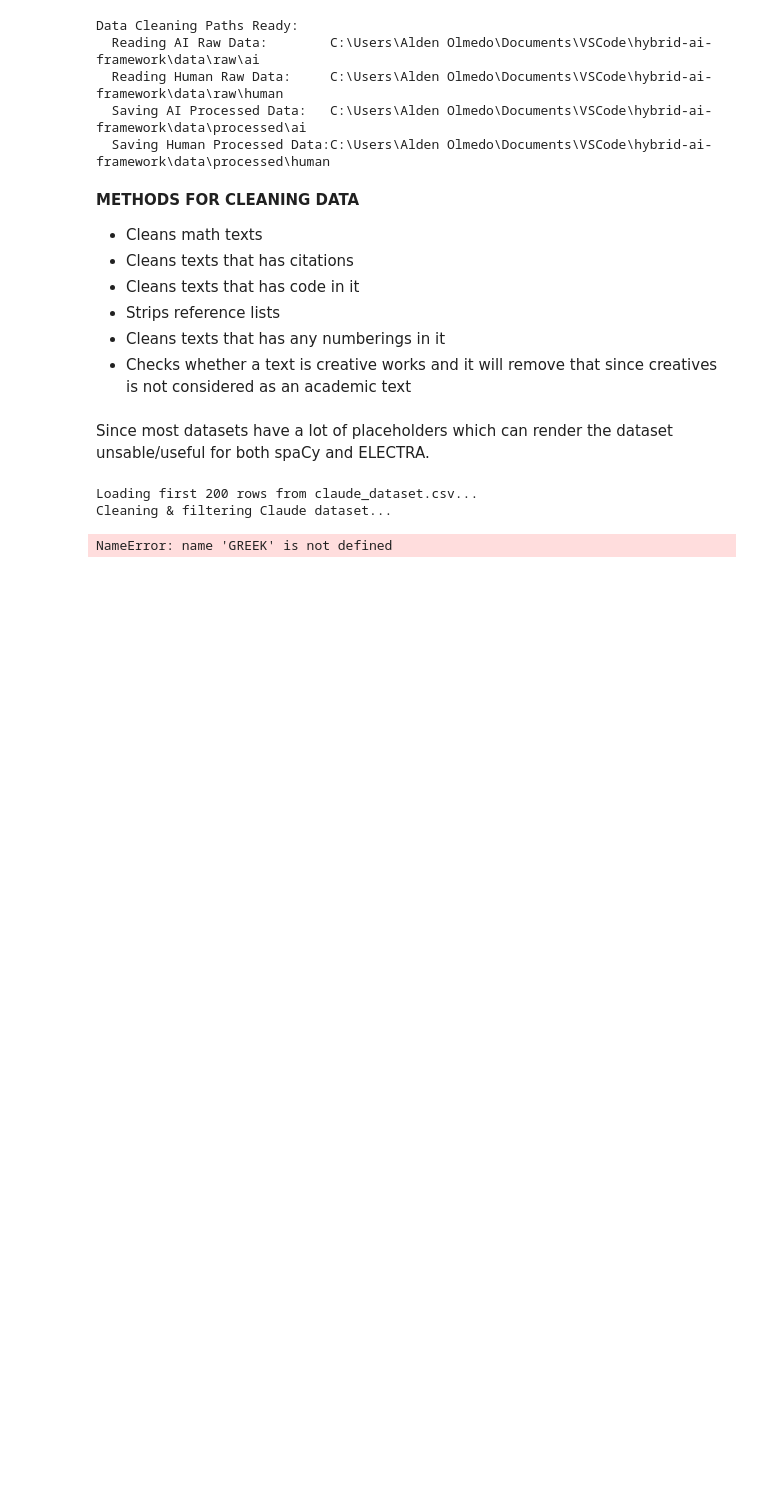
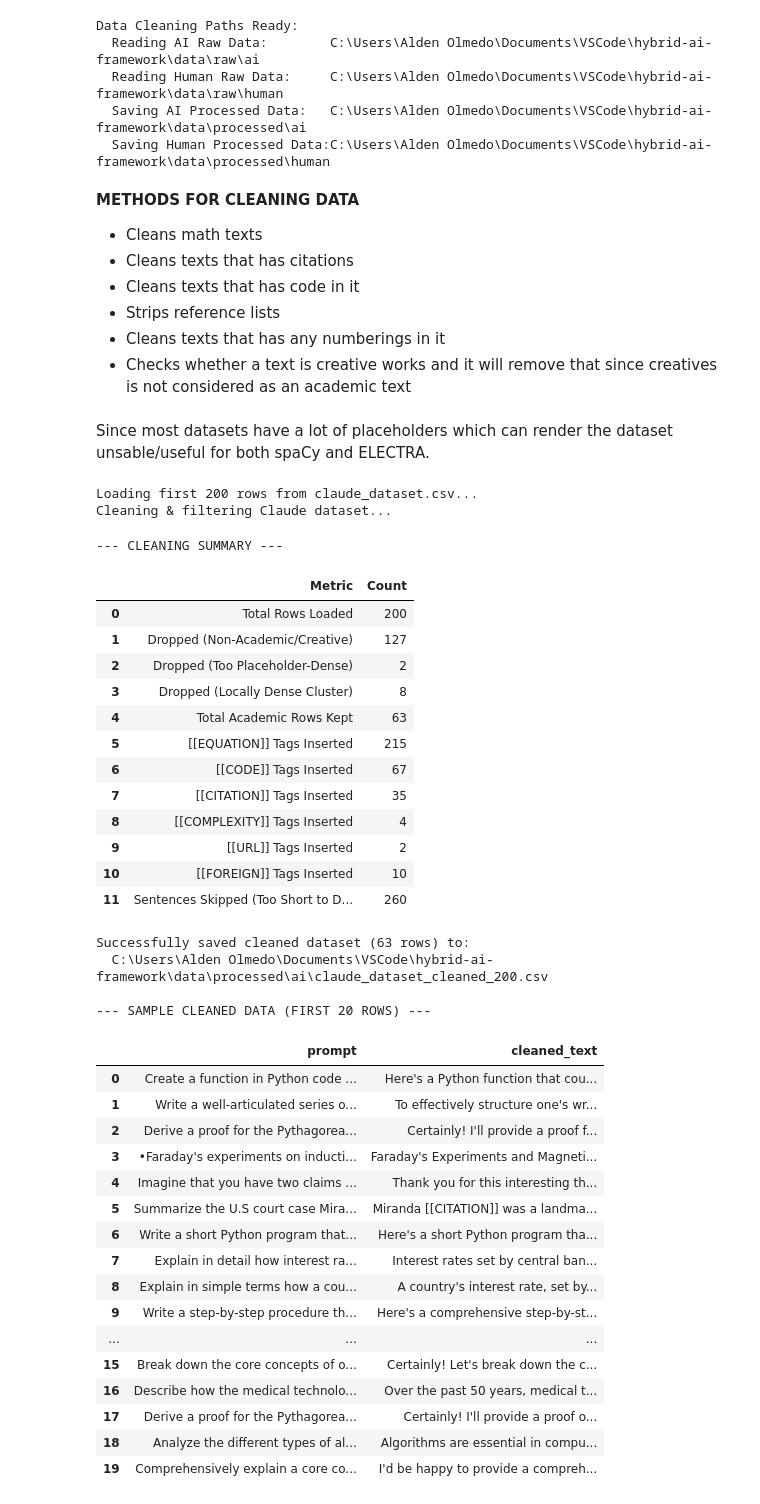
Before and after one commit to n4t5Uuu/Hybrid-AI-Text-Detector, a Jupyter notebook: src/notebooks/data_cleaning.ipynb, the cells around one changed output. Cells and saved outputs as stored; diff of their text form; code cells hidden in the pictures; blank space fills up the shorter version.

Commit message:
updated the main method for cleaning the claude dataset

```diff
--- a/src/notebooks/data_cleaning.ipynb
+++ b/src/notebooks/data_cleaning.ipynb
@@ -157,7 +157,7 @@ def clean_residual_math_noise(text):
     if not isinstance(text, str):
         return text
 
-    GREEK_SYMBOLS = 'Σ∂ΦθΘεδ∇ΔαβγλμπΩω'
+    GREEK= 'Σ∂ΦθΘεδ∇ΔαβγλμπΩω'
 
     # For catching functions like f(x), g(x), etc
     for _ in range(2):
@@ -543,9 +543,10 @@ def extract_claude_prompt_and_response(text):
 def clean_claude_dataset(claude_csv_path, sample_size=200, density_threshold=0.4):
     """
         Cleans the Claude AI dataset, filters out non-academic creative prompts,
-        extracts prompt and cleaned response, filters out placeholder-dense rows,
-        counts tag insertions, displays summary & sample tables, and saves output
-        to PROCESSED_AI_DIR.
+        extracts prompt and cleaned response, filters out placeholder-dense rows
+        (both whole-document density and locally dense run-on clusters),
+        counts tag insertions, displays summary & sample tables, and saves
+        output to PROCESSED_AI_DIR.
     """
     if not claude_csv_path.exists():
         print(f"File not found at: {claude_csv_path}")
@@ -561,6 +562,7 @@ def clean_claude_dataset(claude_csv_path, sample_size=200, density_threshold=0.4
     cleaned_responses = []
     dropped_creative = 0
     dropped_density = 0
+    dropped_locally_dense = 0
 
     print("Cleaning & filtering Claude dataset...")
     for raw_text in tqdm(df_raw['conversations'], desc="Processing Rows"):
@@ -580,6 +582,14 @@ def clean_claude_dataset(claude_csv_path, sample_size=200, density_threshold=0.4
             dropped_density += 1
             continue
 
+        # Filter out rows with a locally dense cluster of placeholders even
+        # if the whole-document density looks fine (e.g. a flattened matrix
+        # description sitting inside one long run-on sentence, surrounded
+        # by otherwise-normal prose elsewhere in the same response)
+        if placeholder_density_windowed(cleaned_resp):
+            dropped_locally_dense += 1
+            continue
+
         prompts.append(prompt)
         cleaned_responses.append(cleaned_resp)
 
@@ -594,6 +604,7 @@ def clean_claude_dataset(claude_csv_path, sample_size=200, density_threshold=0.4
             "Total Rows Loaded",
             "Dropped (Non-Academic/Creative)",
             "Dropped (Too Placeholder-Dense)",
+            "Dropped (Locally Dense Cluster)",
             "Total Academic Rows Kept",
             "[[EQUATION]] Tags Inserted",
             "[[CODE]] Tags Inserted",
@@ -607,40 +618,75 @@ def clean_claude_dataset(claude_csv_path, sample_size=200, density_threshold=0.4
             len(df_raw),
             dropped_creative,
             dropped_density,
+            dropped_locally_dense,
             len(df_processed),
             df_processed['cleaned_text'].str.count(r'\[\[EQUATION\]\]').sum(),
             df_processed['cleaned_text'].str.count(r'\[\[CODE\]\]').sum(),
             df_processed['cleaned_text'].str.count(r'\[\[CITATION\]\]').sum(),
             df_processed['cleaned_text'].str.count(r'\[\[COMPLEXITY\]\]').sum(),
             df_processed['cleaned_text'].str.count(r'\[\[URL\]\]').sum(),
             df_processed['cleaned_text'].str.count(r'\[\[FOREIGN\]\]').sum(),
             foreign_skip_counter["too_short"]
         ]
     }
     df_summary = pd.DataFrame(summary_data)
 
     print("\n--- CLEANING SUMMARY ---")
     ipd.display(df_summary)
 
     # Save processed data to PROCESSED_AI_DIR
     filename = f"claude_dataset_cleaned_{sample_size}.csv" if sample_size else "claude_dataset_cleaned.csv"
     output_path = PROCESSED_AI_DIR / filename
     df_processed.to_csv(output_path, index=False)
     print(f"\nSuccessfully saved cleaned dataset ({len(df_processed)} rows) to:\n  {output_path.resolve()}")
 
     # Display first 20 rows table (prompt & cleaned_text)
     print("\n--- SAMPLE CLEANED DATA (FIRST 20 ROWS) ---")
     ipd.display(df_processed.head(20))
 
     return df_processed
 
 
 claude_dataset = RAW_AI_DIR / 'claude_dataset.csv'
 df_cleaned_claude = clean_claude_dataset(claude_dataset, sample_size=200)
 # %% [output]
 Loading first 200 rows from claude_dataset.csv...
 Cleaning & filtering Claude dataset...
-NameError: name 'GREEK' is not defined
+--- CLEANING SUMMARY ---
+|  | Metric | Count |
+| 0 | Total Rows Loaded | 200 |
+| 1 | Dropped (Non-Academic/Creative) | 127 |
+| 2 | Dropped (Too Placeholder-Dense) | 2 |
+| 3 | Dropped (Locally Dense Cluster) | 8 |
+| 4 | Total Academic Rows Kept | 63 |
+| 5 | [[EQUATION]] Tags Inserted | 215 |
+| 6 | [[CODE]] Tags Inserted | 67 |
+| 7 | [[CITATION]] Tags Inserted | 35 |
+| 8 | [[COMPLEXITY]] Tags Inserted | 4 |
+| 9 | [[URL]] Tags Inserted | 2 |
+| 10 | [[FOREIGN]] Tags Inserted | 10 |
+| 11 | Sentences Skipped (Too Short to D... | 260 |
+Successfully saved cleaned dataset (63 rows) to:
+  C:\Users\Alden Olmedo\Documents\VSCode\hybrid-ai-framework\data\processed\ai\claude_dataset_cleaned_200.csv
+
+--- SAMPLE CLEANED DATA (FIRST 20 ROWS) ---
+|  | prompt | cleaned_text |
+| 0 | Create a function in Python code ... | Here's a Python function that cou... |
+| 1 | Write a well-articulated series o... | To effectively structure one's wr... |
+| 2 | Derive a proof for the Pythagorea... | Certainly! I'll provide a proof f... |
+| 3 | •Faraday's experiments on inducti... | Faraday's Experiments and Magneti... |
+| 4 | Imagine that you have two claims ... | Thank you for this interesting th... |
+| 5 | Summarize the U.S court case Mira... | Miranda [[CITATION]] was a landma... |
+| 6 | Write a short Python program that... | Here's a short Python program tha... |
+| 7 | Explain in detail how interest ra... | Interest rates set by central ban... |
+| 8 | Explain in simple terms how a cou... | A country's interest rate, set by... |
+| 9 | Write a step-by-step procedure th... | Here's a comprehensive step-by-st... |
+| ... | ... | ... |
+| 15 | Break down the core concepts of o... | Certainly! Let's break down the c... |
+| 16 | Describe how the medical technolo... | Over the past 50 years, medical t... |
+| 17 | Derive a proof for the Pythagorea... | Certainly! I'll provide a proof o... |
+| 18 | Analyze the different types of al... | Algorithms are essential in compu... |
+| 19 | Comprehensively explain a core co... | I'd be happy to provide a compreh... |
 # %%
 def clean_claude_dataset(dataset):
 
```
